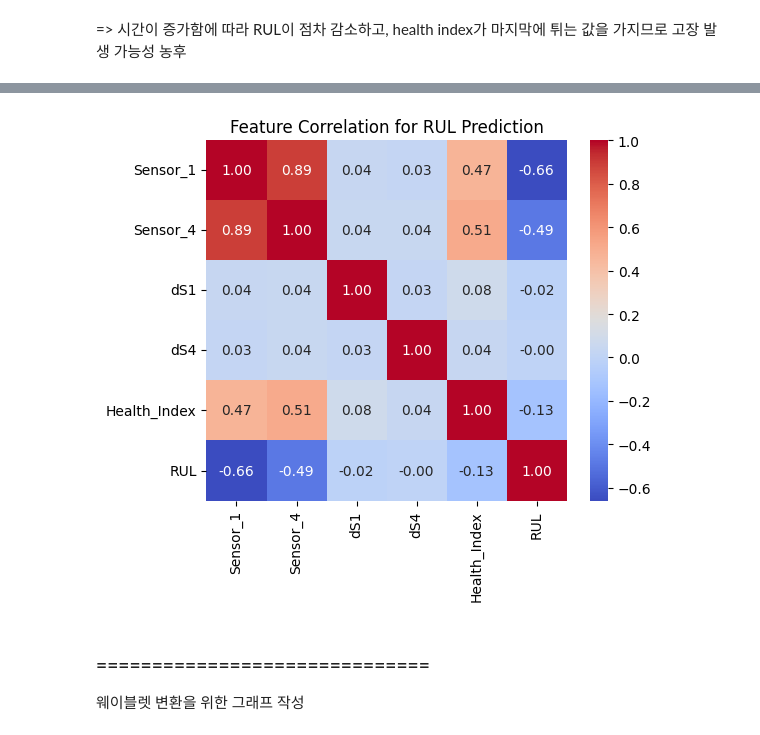
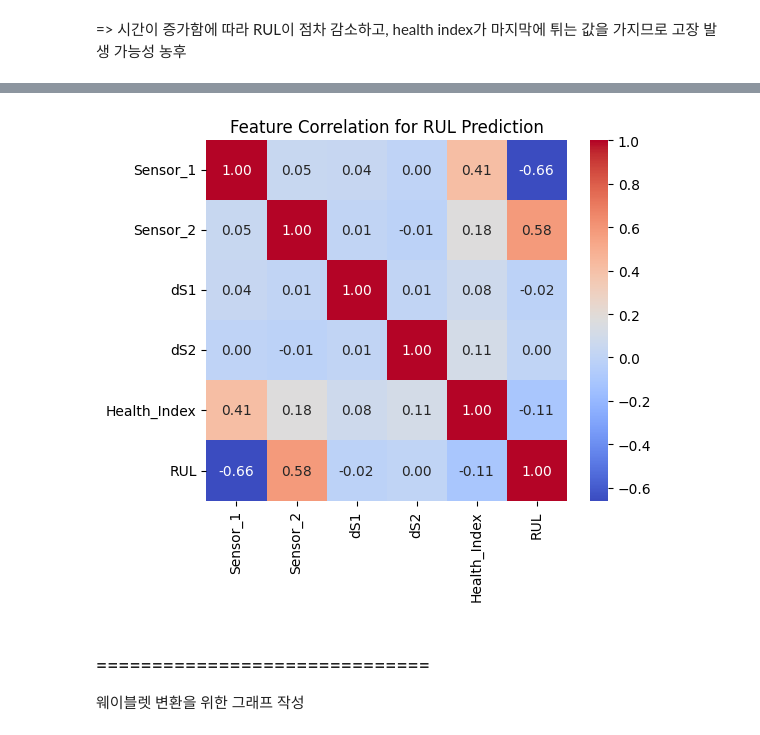
Before and after one commit to sooinp/Desktop, a Jupyter notebook: VSCode/모두의 딥러닝/미니프로젝트/0203.ipynb, the cells around one changed output, grey strips where cells are left out. Cells and saved outputs as stored; diff of their text form; code cells hidden in the pictures.

```diff
--- a/VSCode/모두의 딥러닝/미니프로젝트/0203.ipynb
+++ b/VSCode/모두의 딥러닝/미니프로젝트/0203.ipynb
@@ -303,7 +303,7 @@ plt.show()
 # %% [output]
 [figure]
 # %%
-sensors = ['Sensor_1', 'Sensor_4']
+sensors = ['Sensor_1', 'Sensor_2']
 tr2 = tr.copy()
 
 d = tr[sensors].diff()
@@ -345,36 +361,36 @@ plt.show()
 # %%
 features = pd.DataFrame(index=tr.index)
 
 # 원본 센서 (선별)
 features['Sensor_1'] = tr2['Sensor_1']
-features['Sensor_4'] = tr2['Sensor_4']
+features['Sensor_2'] = tr2['Sensor_2']
 
 # 변화 강도
 features['dS1'] = abs_d['Sensor_1']
-features['dS4'] = abs_d['Sensor_4']
+features['dS2'] = abs_d['Sensor_2']
 
 # Health Index
 features['Health_Index'] = tr2['Health_Index']
 
 # RUL (타겟)
 target = tr2['RUL']
 
 features = features.dropna()
 target = target.loc[features.index]
 
 plt.figure(figsize=(6, 5))
 sns.heatmap(
     features.join(target).corr(),
     annot=True,
     fmt=".2f",
     cmap='coolwarm',
     square=True
 )
 plt.title("Feature Correlation for RUL Prediction")
 plt.tight_layout()
 plt.show()
 # %% [output]
-[figure, old version]
+[figure, new version]
 # %% [markdown]
 ### ==============================
 웨이블렛 변환을 위한 그래프 작성
```
Also changed, not shown: parts of 2 cells of this notebook, 4 other files.
